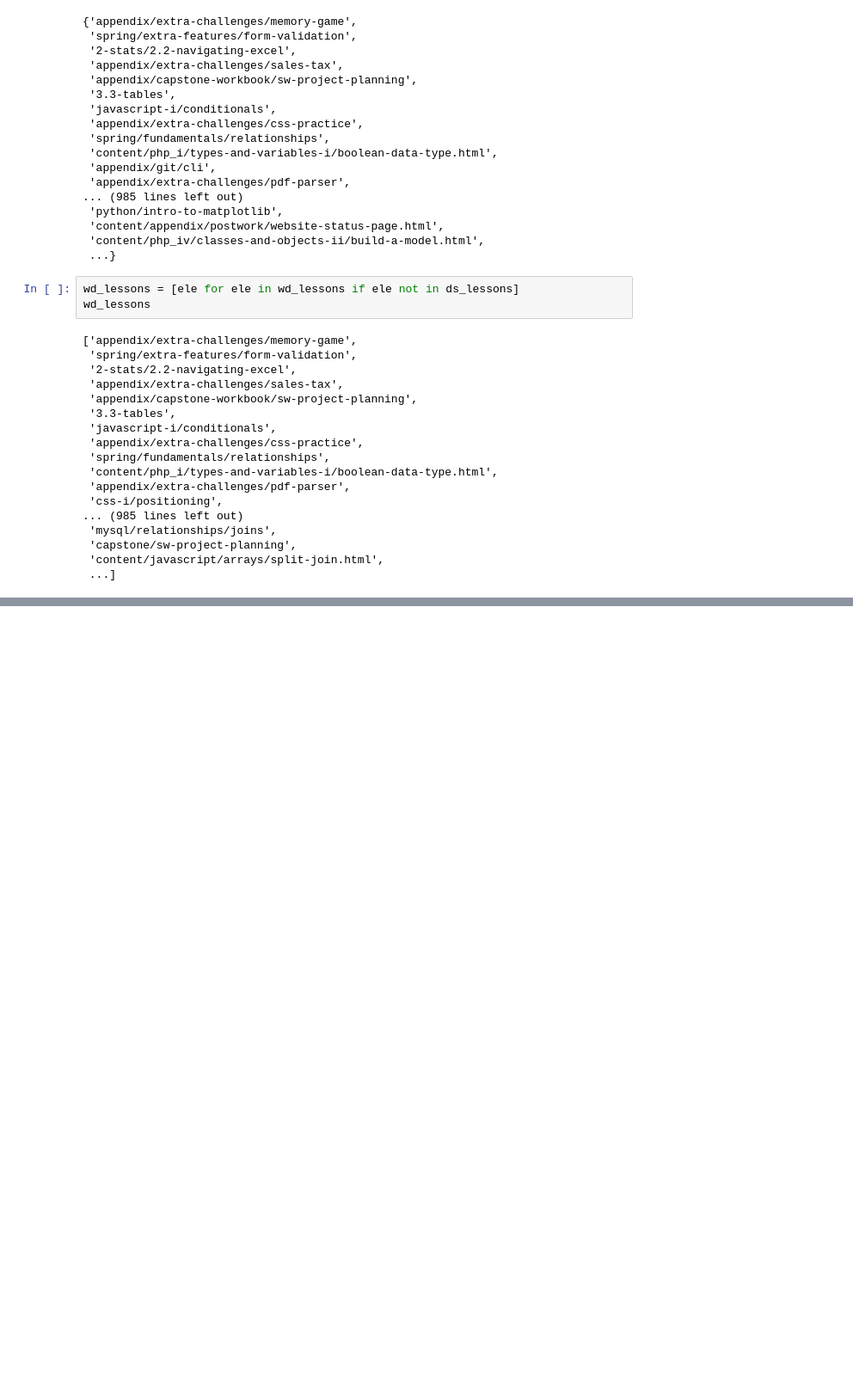
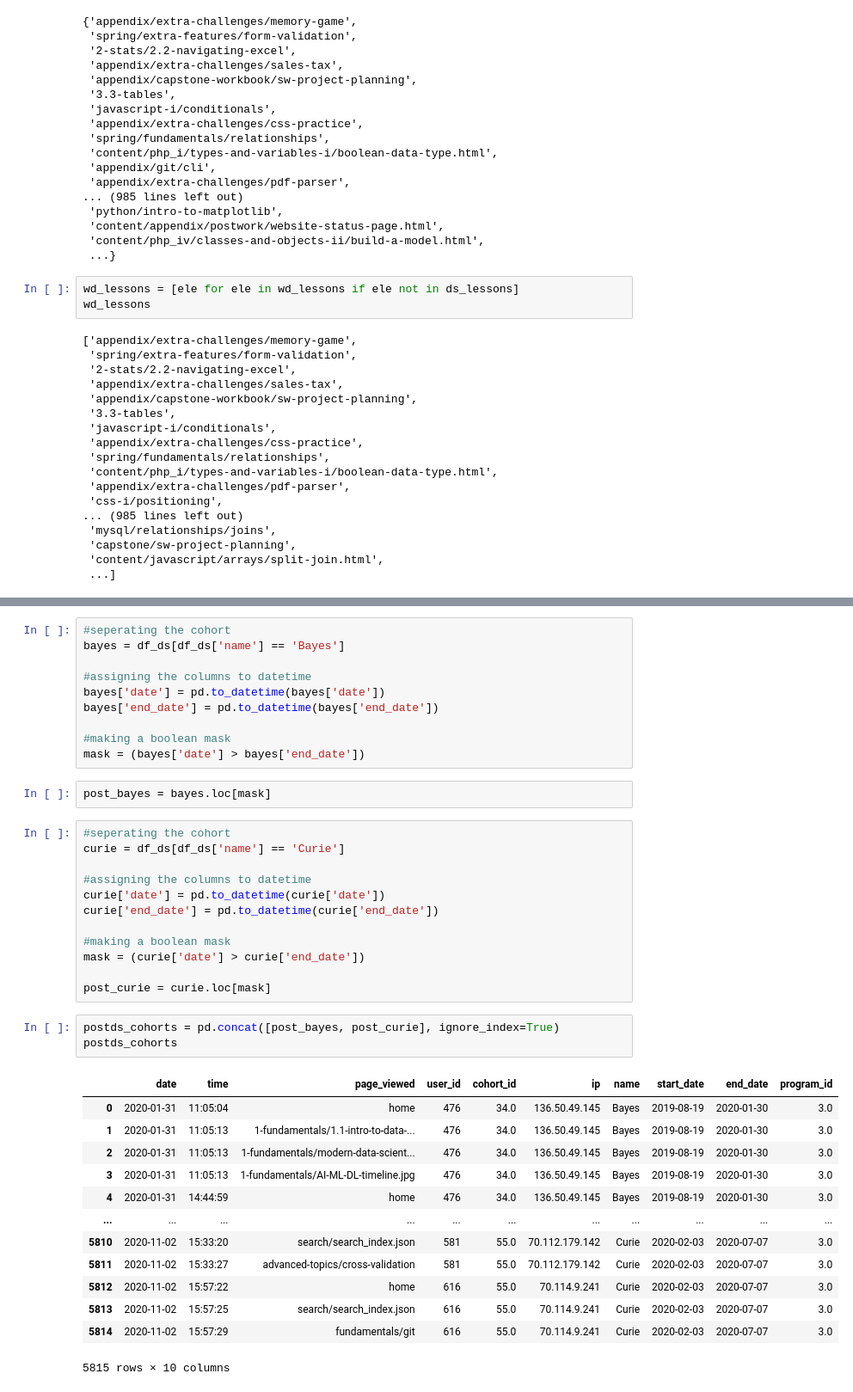
Before and after one commit to AI-Gomez/anomaly-detection-project, a Jupyter notebook: notebook.ipynb, the cells around one changed output, grey strips where cells are left out. Shown at 86% size. Drawn from its saved outputs; the diff is of its cells as text; blank space fills up the shorter version.

```diff
--- a/notebook.ipynb
+++ b/notebook.ipynb
@@ -2653,0 +2671,41 @@ cross_ds
+# %%
+#seperating the cohort
+bayes = df_ds[df_ds['name'] == 'Bayes']
+
+#assigning the columns to datetime
+bayes['date'] = pd.to_datetime(bayes['date'])
+bayes['end_date'] = pd.to_datetime(bayes['end_date'])
+
+#making a boolean mask
+mask = (bayes['date'] > bayes['end_date'])
+# %%
+post_bayes = bayes.loc[mask]
+# %%
+#seperating the cohort
+curie = df_ds[df_ds['name'] == 'Curie']
+
+#assigning the columns to datetime
+curie['date'] = pd.to_datetime(curie['date'])
+curie['end_date'] = pd.to_datetime(curie['end_date'])
+
+#making a boolean mask
+mask = (curie['date'] > curie['end_date'])
+
+post_curie = curie.loc[mask]
+# %%
+postds_cohorts = pd.concat([post_bayes, post_curie], ignore_index=True)
+postds_cohorts
+# %% [output]
+|  | date | time | page_viewed | user_id | cohort_id | ip | name | start_date | end_date | program_id |
+| 0 | 2020-01-31 | 11:05:04 | home | 476 | 34.0 | 136.50.49.145 | Bayes | 2019-08-19 | 2020-01-30 | 3.0 |
+| 1 | 2020-01-31 | 11:05:13 | 1-fundamentals/1.1-intro-to-data-... | 476 | 34.0 | 136.50.49.145 | Bayes | 2019-08-19 | 2020-01-30 | 3.0 |
+| 2 | 2020-01-31 | 11:05:13 | 1-fundamentals/modern-data-scient... | 476 | 34.0 | 136.50.49.145 | Bayes | 2019-08-19 | 2020-01-30 | 3.0 |
+| 3 | 2020-01-31 | 11:05:13 | 1-fundamentals/AI-ML-DL-timeline.jpg | 476 | 34.0 | 136.50.49.145 | Bayes | 2019-08-19 | 2020-01-30 | 3.0 |
+| 4 | 2020-01-31 | 14:44:59 | home | 476 | 34.0 | 136.50.49.145 | Bayes | 2019-08-19 | 2020-01-30 | 3.0 |
+| ... | ... | ... | ... | ... | ... | ... | ... | ... | ... | ... |
+| 5810 | 2020-11-02 | 15:33:20 | search/search_index.json | 581 | 55.0 | 70.112.179.142 | Curie | 2020-02-03 | 2020-07-07 | 3.0 |
+| 5811 | 2020-11-02 | 15:33:27 | advanced-topics/cross-validation | 581 | 55.0 | 70.112.179.142 | Curie | 2020-02-03 | 2020-07-07 | 3.0 |
+| 5812 | 2020-11-02 | 15:57:22 | home | 616 | 55.0 | 70.114.9.241 | Curie | 2020-02-03 | 2020-07-07 | 3.0 |
+| 5813 | 2020-11-02 | 15:57:25 | search/search_index.json | 616 | 55.0 | 70.114.9.241 | Curie | 2020-02-03 | 2020-07-07 | 3.0 |
+| 5814 | 2020-11-02 | 15:57:29 | fundamentals/git | 616 | 55.0 | 70.114.9.241 | Curie | 2020-02-03 | 2020-07-07 | 3.0 |
+5815 rows × 10 columns
```
Also changed, not shown: parts of 15 cells of this notebook.
